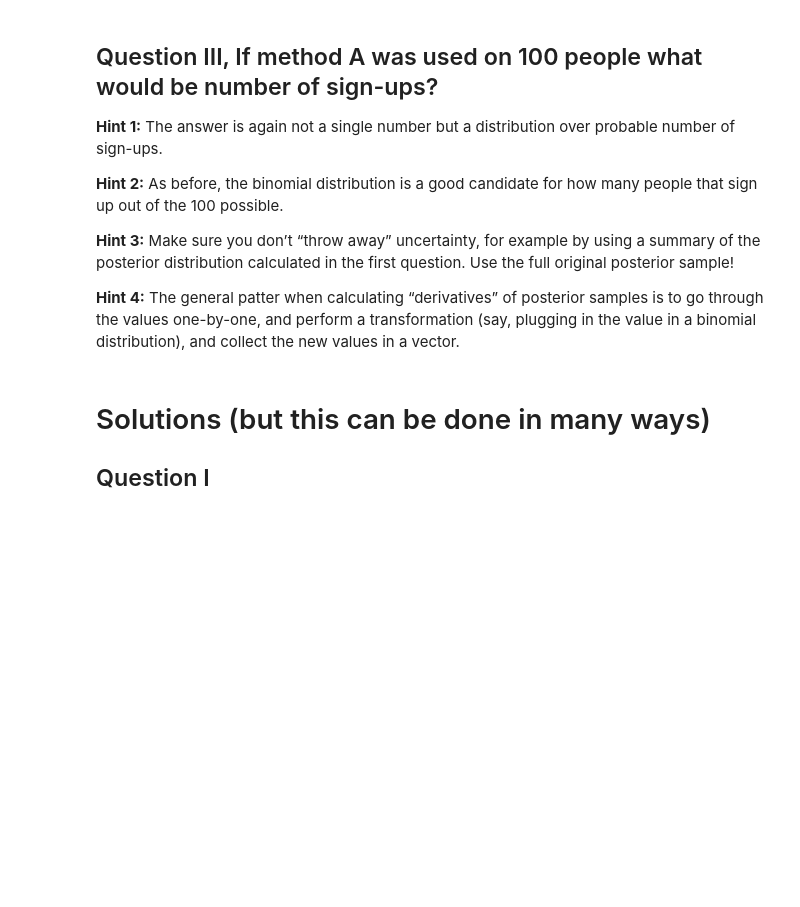
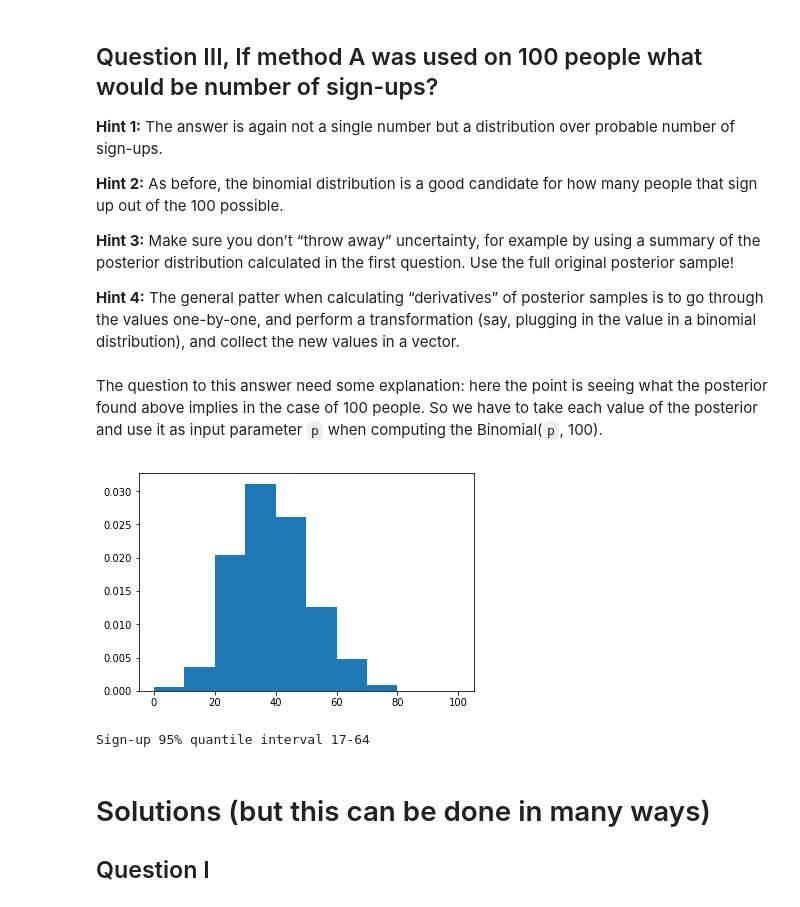
Before and after one commit to francescolosterzo/bayesianprobabilitiesworkshop, a Jupyter notebook: Exercise 1.ipynb, the cells around one changed output. Drawn from its saved outputs; the diff is of its cells as text; code cells hidden in the pictures; blank space fills up the shorter version.

```diff
--- a/Exercise 1.ipynb
+++ b/Exercise 1.ipynb
@@ -90,6 +95,18 @@ Question III, If method A was used on 100 people what would be number of sign-up
 **Hint 3:** Make sure you don’t “throw away” uncertainty, for example by using a summary of the posterior distribution calculated in the first question. Use the full original posterior sample!
 
 **Hint 4:** The general patter when calculating “derivatives” of posterior samples is to go through the values one-by-one, and perform a transformation (say, plugging in the value in a binomial distribution), and collect the new values in a vector.
+# %% [markdown]
+The question to this answer need some explanation: here the point is seeing what the posterior found above implies in the case of 100 people. So we have to take each value of the posterior and use it as input parameter `p` when computing the Binomial(`p`, 100).
+# %%
+signups = posterior.apply( generative_model, n=100 )
+# %%
+_ = plt.hist( signups, bins=range(0,101,10) )
+# %% [output]
+[figure, added]
+# %%
+print('Sign-up 95%% quantile interval %d-%d' % tuple(signups.quantile([.025, .975]).values))
+# %% [output]
+Sign-up 95% quantile interval 17-64
 # %% [markdown]
 Solutions (but this can be done in many ways)
 ==============
```
Also changed, not shown: parts of 1 cell of this notebook.
